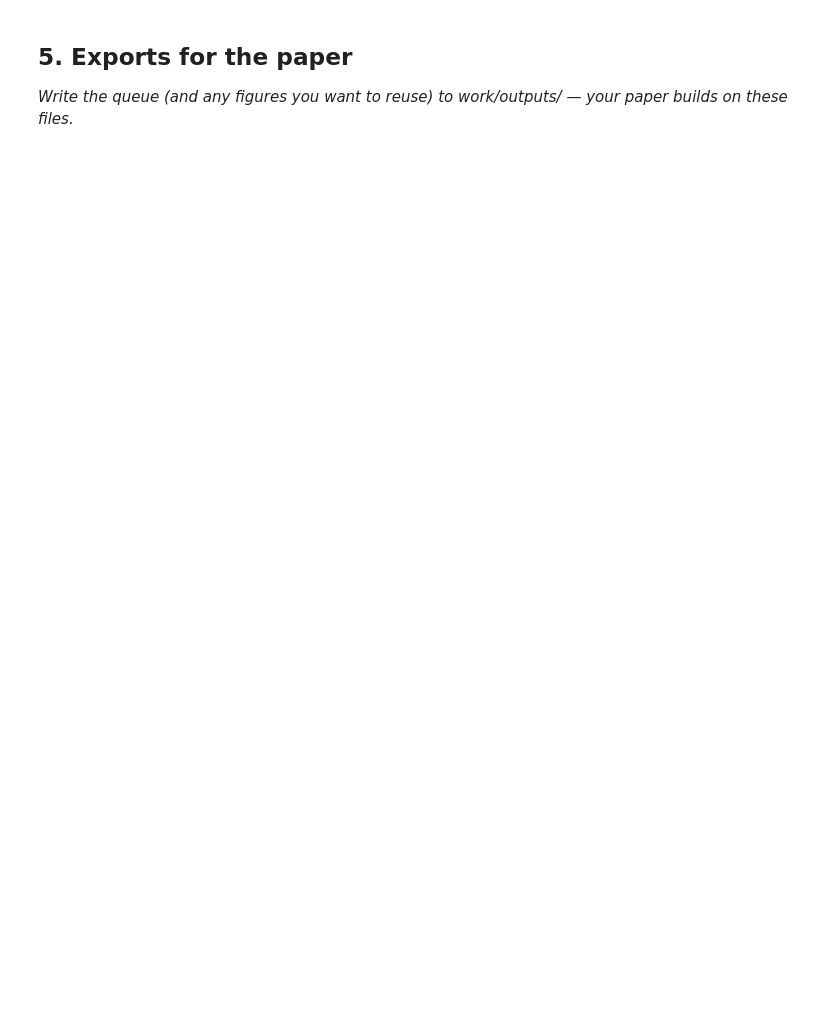
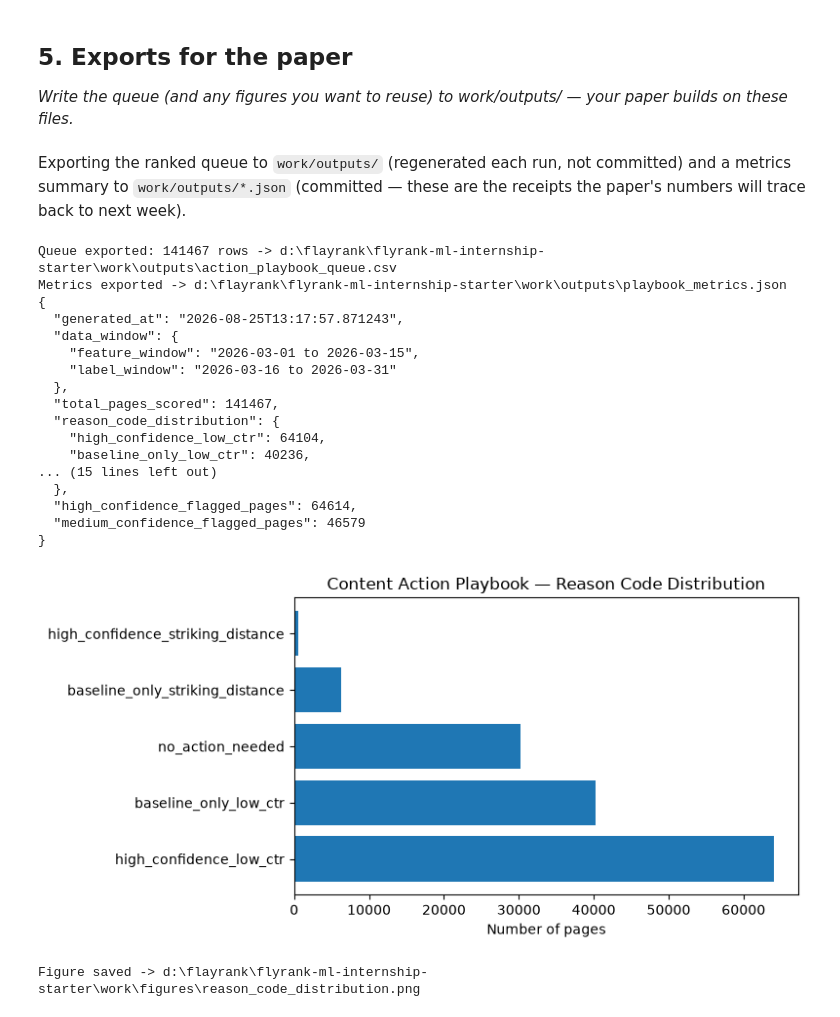
Before and after one commit to rifkiay/flyrank-ml-internship-starter, a Jupyter notebook: work/notebooks/w07_action_playbook.ipynb, the cells around one changed output. Drawn from its saved outputs; the diff is of its cells as text; code cells hidden in the pictures; blank space fills up the shorter version.

Commit message:
complete week 7

```diff
--- a/work/notebooks/w07_action_playbook.ipynb
+++ b/work/notebooks/w07_action_playbook.ipynb
@@ -44,3 +244,82 @@ This skeleton is yours to fill. Work the sections **in order** — each one has
+# %% [markdown]
+Exporting the ranked queue to `work/outputs/` (regenerated each run, not committed) and a metrics summary to `work/outputs/*.json` (committed — these are the receipts the paper's numbers will trace back to next week).
+# %%
+# This cell is for CODE (numbers, a query, a check).
+# Write your text answer in the cell ABOVE this one — typing sentences here breaks Run All.
+import json
+from pathlib import Path
+from datetime import datetime
+import matplotlib.pyplot as plt
+
+# Paths relative to work/notebooks/
+outputs_dir = Path.cwd().parent / "outputs"
+figures_dir = Path.cwd().parent / "figures"
+outputs_dir.mkdir(parents=True, exist_ok=True)
+figures_dir.mkdir(parents=True, exist_ok=True)
+
+# 1. Export the full ranked queue (CSV — regenerated, not committed)
+export_cols = ["content_hash_id", "client_hash_id", "avg_position", "impressions",
+               "ctr", "baseline_score", "model_score", "reason_code", "action", "confidence"]
+ranked_queue[export_cols].to_csv(outputs_dir / "action_playbook_queue.csv", index=False)
+print(f"Queue exported: {len(ranked_queue)} rows -> {outputs_dir / 'action_playbook_queue.csv'}")
+
+# 2. Export metrics JSON (committed — the paper's numbers trace back to this)
+metrics_summary = {
+    "generated_at": datetime.now().isoformat(),
+    "data_window": {"feature_window": "2026-03-01 to 2026-03-15", "label_window": "2026-03-16 to 2026-03-31"},
+    "total_pages_scored": len(ranked_queue),
+    "reason_code_distribution": ranked_queue["reason_code"].value_counts().to_dict(),
+    "model_vs_baseline": {
+        "baseline_precision_at_50": 0.46,
+        "model_precision_at_50_honest_split": 0.34,
+        "model_roc_auc_honest_split": 0.598,
+        "baseline_roc_auc": 0.521,
+        "note": "Baseline wins Precision@50; model wins ROC AUC. Mixed result, see Week 5-6 notebooks."
+    },
+    "leakage_audit": {
+        "max_feature_label_correlation": 0.020407,
+        "injected_leak_column_auc": 0.999,
+        "honest_auc_without_leak": 0.598
+    },
+    "high_confidence_flagged_pages": int((ranked_queue["confidence"] == "High").sum()),
+    "medium_confidence_flagged_pages": int(ranked_queue["confidence"].str.contains("Medium", na=False).sum())
+}
+
+with open(outputs_dir / "playbook_metrics.json", "w") as f:
+    json.dump(metrics_summary, f, indent=2)
+
+print(f"Metrics exported -> {outputs_dir / 'playbook_metrics.json'}")
+print(json.dumps(metrics_summary, indent=2))
+
+fig, ax = plt.subplots(figsize=(8, 4))
+reason_counts = ranked_queue["reason_code"].value_counts()
+ax.barh(reason_counts.index, reason_counts.values)
+ax.set_xlabel("Number of pages")
+ax.set_title("Content Action Playbook — Reason Code Distribution")
+plt.tight_layout()
+plt.savefig(figures_dir / "reason_code_distribution.png", dpi=150)
+plt.show()
+print(f"Figure saved -> {figures_dir / 'reason_code_distribution.png'}")
+# %% [output]
+Queue exported: 141467 rows -> d:\flayrank\flyrank-ml-internship-starter\work\outputs\action_playbook_queue.csv
+Metrics exported -> d:\flayrank\flyrank-ml-internship-starter\work\outputs\playbook_metrics.json
+{
+  "generated_at": "2026-08-25T13:17:57.871243",
+  "data_window": {
+    "feature_window": "2026-03-01 to 2026-03-15",
+    "label_window": "2026-03-16 to 2026-03-31"
+  },
+  "total_pages_scored": 141467,
+  "reason_code_distribution": {
+    "high_confidence_low_ctr": 64104,
+    "baseline_only_low_ctr": 40236,
+... (15 lines left out)
+  },
+  "high_confidence_flagged_pages": 64614,
+  "medium_confidence_flagged_pages": 46579
+}
+[figure, added]
+Figure saved -> d:\flayrank\flyrank-ml-internship-starter\work\figures\reason_code_distribution.png
 # %% [markdown]
 ## Self-check
 
```
Also changed, not shown: parts of 12 cells of this notebook, 2 other files.
